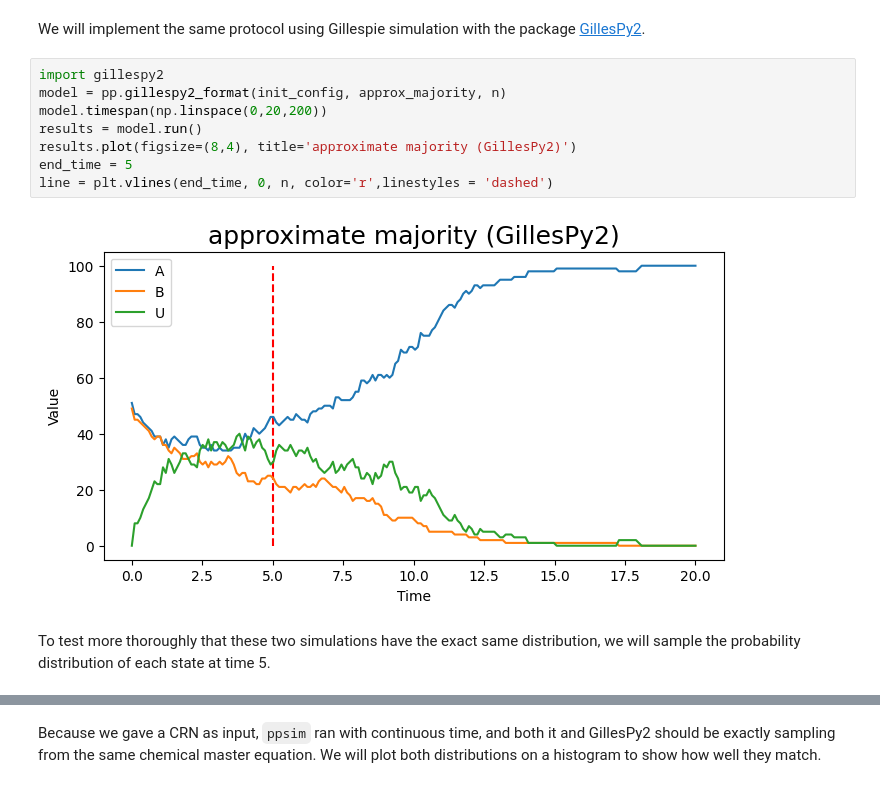
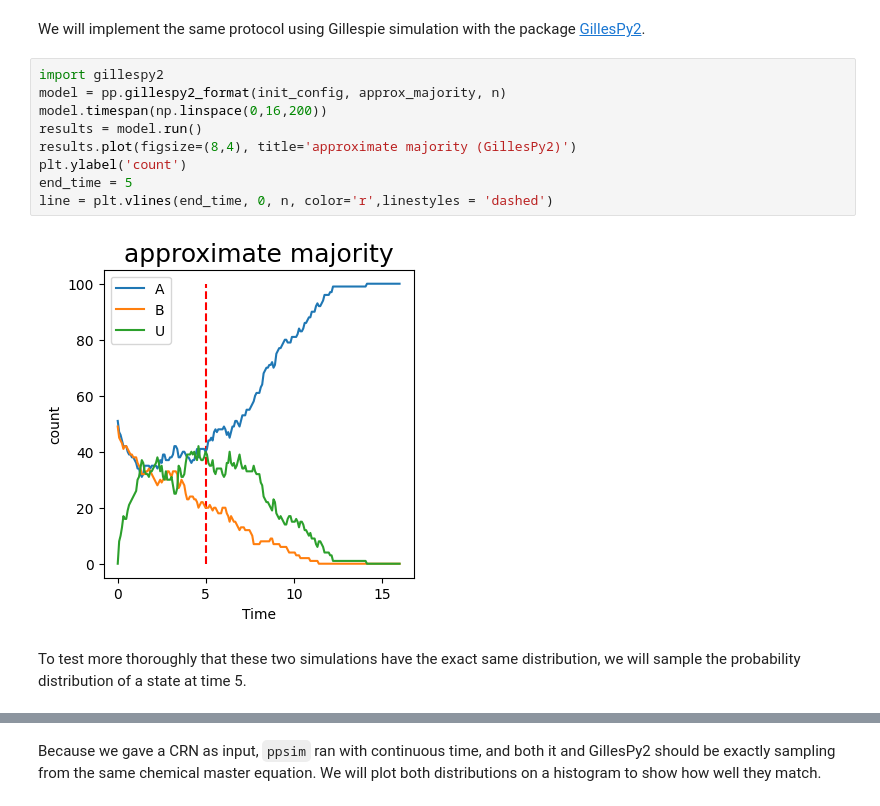
Before and after one commit to UC-Davis-molecular-computing/ppsim, a Jupyter notebook: examples/crn.ipynb, the cells around one changed output, grey strips where cells are left out. Saved outputs shown, nothing was run; the diff lists cells and outputs as text.

```diff
--- a/examples/crn.ipynb
+++ b/examples/crn.ipynb
@@ -37,13 +37,14 @@ We will implement the same protocol using Gillespie simulation with the package
 # %%
 import gillespy2
 model = pp.gillespy2_format(init_config, approx_majority, n)
-model.timespan(np.linspace(0,20,200))
+model.timespan(np.linspace(0,16,200))
 results = model.run()
 results.plot(figsize=(8,4), title='approximate majority (GillesPy2)')
+plt.ylabel('count')
 end_time = 5
 line = plt.vlines(end_time, 0, n, color='r',linestyles = 'dashed')
 # %% [output]
-[figure, old version]
+[figure, new version]
 # %% [markdown]
-To test more thoroughly that these two simulations have the exact same distribution, we will sample the probability distribution of each state at time 5.
+To test more thoroughly that these two simulations have the exact same distribution, we will sample the probability distribution of a state at time 5.
 # %%
```
Also changed, not shown: parts of 22 cells of this notebook, 7 other files.
